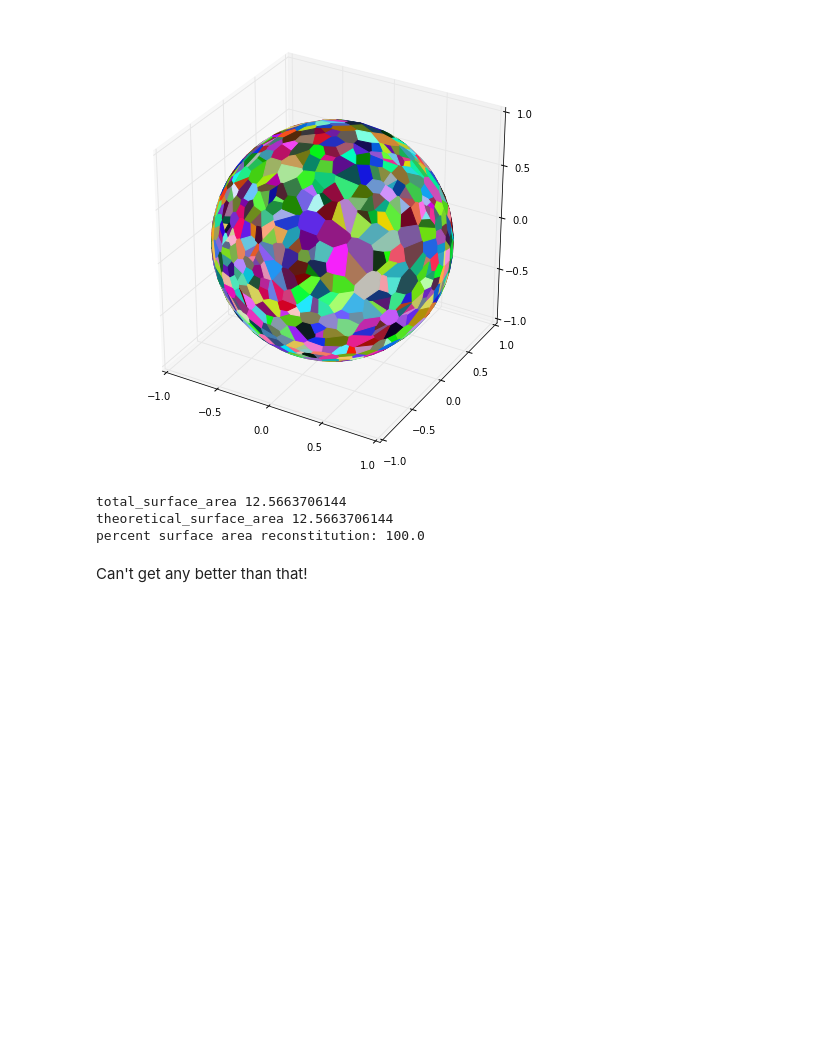
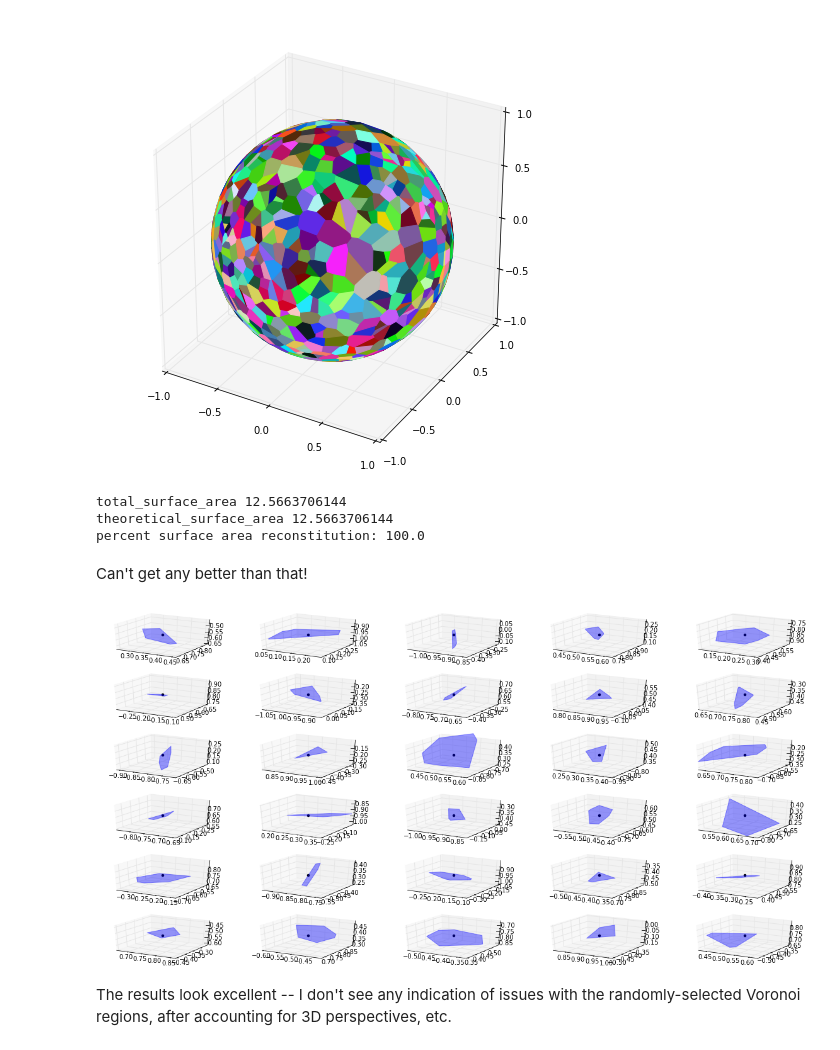
Before and after one commit to tylerjereddy/py_sphere_Voronoi, a Jupyter notebook: Delaunay_centroid_approach.ipynb, the cells around one changed output. Drawn from its saved outputs; the diff is of its cells as text; code cells hidden in the pictures; blank space fills up the shorter version.

Commit message:
Delaunay_centroid_approach.ipynb: -plotted a random subset of the spherical Voronoi polygons produced in my test case as additional confirmation that there are no self-intersection issues with the new algorithm (looks great)

```diff
--- a/Delaunay_centroid_approach.ipynb
+++ b/Delaunay_centroid_approach.ipynb
@@ -307,3 +307,27 @@ percent surface area reconstitution: 100.0
 Can't get any better than that!
 # %%
 #just to be absolutely sure, up next I'll want to plot a subset of the Voronoi regions and their associated generators, but I can't imagine there are any self-intersecting Voronoi polygons now that we have full reconstitution
+# %%
+fig_panel_zoom_voronoi_regions = plt.figure()
+subplot_number = 1
+array_random_indices = np.random.randint(random_coordinate_array.shape[0], size = 30)
+for generator_index in array_random_indices:
+    ax = fig_panel_zoom_voronoi_regions.add_subplot(6,5,subplot_number, projection = '3d')
+    list_tetrahedron_indices_around_current_generator = list_of_sublists_of_tetrahedron_indices_surrounding_each_generator[generator_index]
+    current_voronoi_region_vertices_ordered = array_Voronoi_vertices[list_tetrahedron_indices_around_current_generator]
+    generator = random_coordinate_array[generator_index]
+    ax.scatter(generator[...,0], generator[...,1], generator[...,2], c= 'k', edgecolor = 'none')
+    polygon = Poly3DCollection([current_voronoi_region_vertices_ordered], alpha = 0.4)
+    polygon.set_color('blue')
+    ax.add_collection3d(polygon)
+    ax.set_xlim((generator[...,0].min() - 0.1, generator[...,0].max() + 0.1))
+    ax.set_ylim((generator[...,1].min() - 0.1, generator[...,1].max() + 0.1))
+    ax.set_zlim((generator[...,2].min() - 0.1, generator[...,2].max() + 0.1))
+    subplot_number += 1
+
+
+fig_panel_zoom_voronoi_regions.set_size_inches(20,10)
+# %% [output]
+[figure, added]
+# %% [markdown]
+The results look excellent -- I don't see any indication of issues with the randomly-selected Voronoi regions, after accounting for 3D perspectives, etc.
```
